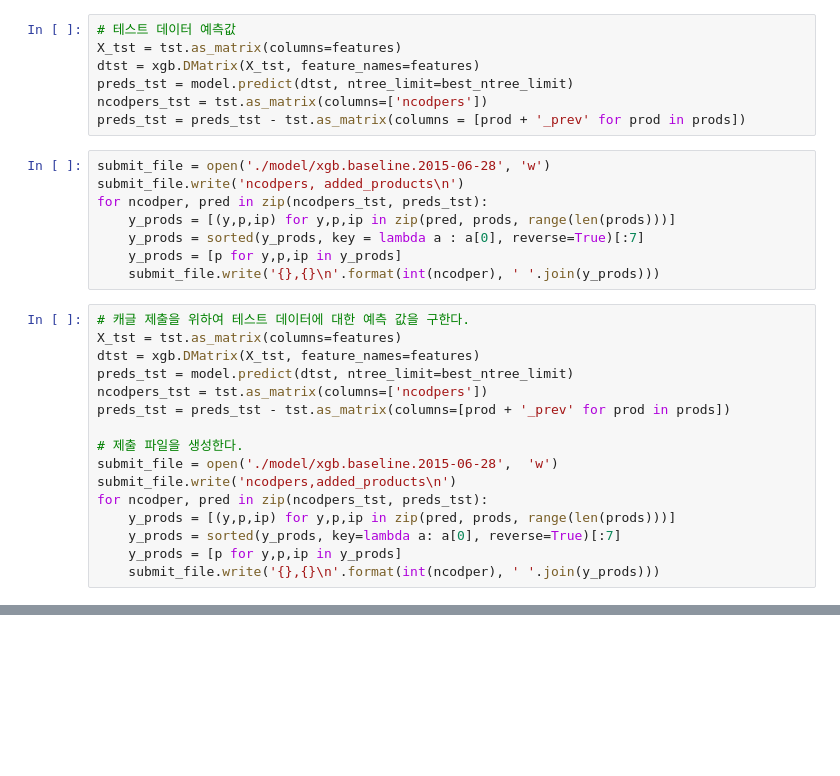
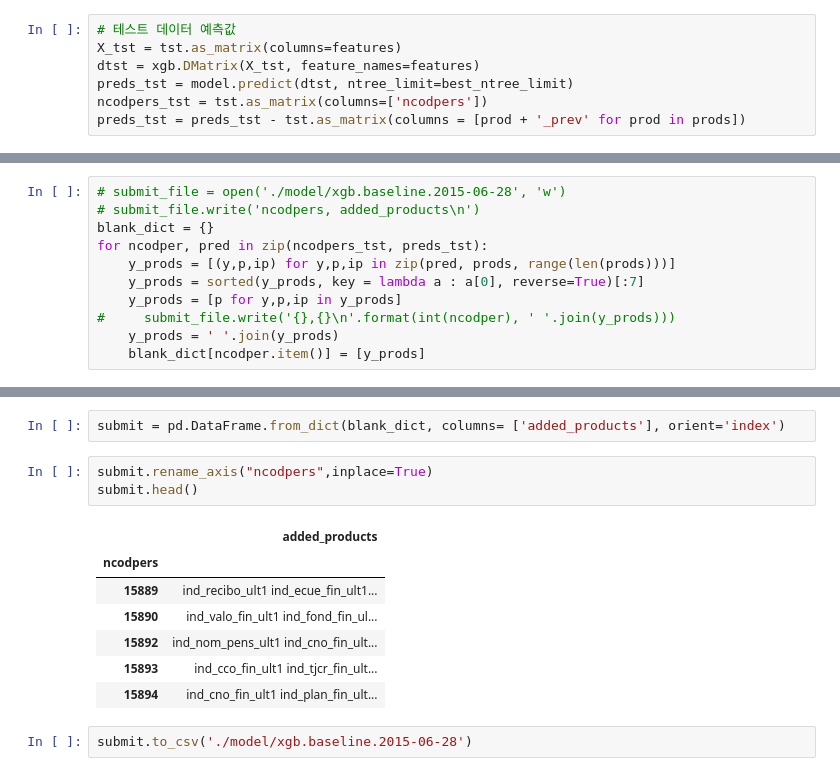
Before and after one commit to JeongChanwoo/Kaggle_train, a Jupyter notebook: santander-product-recommendation/baseline.ipynb, the cells around one changed output, grey strips where cells are left out. Saved outputs shown, nothing was run; the diff lists cells and outputs as text; blank space fills up the shorter version.

```diff
--- a/santander-product-recommendation/baseline.ipynb
+++ b/santander-product-recommendation/baseline.ipynb
@@ -340,27 +340,3 @@ dtst = xgb.DMatrix(X_tst, feature_names=features)
 preds_tst = model.predict(dtst, ntree_limit=best_ntree_limit)
 ncodpers_tst = tst.as_matrix(columns=['ncodpers'])
 preds_tst = preds_tst - tst.as_matrix(columns = [prod + '_prev' for prod in prods])
-# %%
-submit_file = open('./model/xgb.baseline.2015-06-28', 'w')
-submit_file.write('ncodpers, added_products\n')
-for ncodper, pred in zip(ncodpers_tst, preds_tst):
-    y_prods = [(y,p,ip) for y,p,ip in zip(pred, prods, range(len(prods)))]
-    y_prods = sorted(y_prods, key = lambda a : a[0], reverse=True)[:7]
-    y_prods = [p for y,p,ip in y_prods]
-    submit_file.write('{},{}\n'.format(int(ncodper), ' '.join(y_prods)))
-# %%
-# 캐글 제출을 위하여 테스트 데이터에 대한 예측 값을 구한다.
-X_tst = tst.as_matrix(columns=features)
-dtst = xgb.DMatrix(X_tst, feature_names=features)
-preds_tst = model.predict(dtst, ntree_limit=best_ntree_limit)
-ncodpers_tst = tst.as_matrix(columns=['ncodpers'])
-preds_tst = preds_tst - tst.as_matrix(columns=[prod + '_prev' for prod in prods])
-
-# 제출 파일을 생성한다.
-submit_file = open('./model/xgb.baseline.2015-06-28',  'w')
-submit_file.write('ncodpers,added_products\n')
-for ncodper, pred in zip(ncodpers_tst, preds_tst):
-    y_prods = [(y,p,ip) for y,p,ip in zip(pred, prods, range(len(prods)))]
-    y_prods = sorted(y_prods, key=lambda a: a[0], reverse=True)[:7]
-    y_prods = [p for y,p,ip in y_prods]
-    submit_file.write('{},{}\n'.format(int(ncodper), ' '.join(y_prods)))
@@ -386,0 +351,11 @@ array([[ 4.11019537e-05,  4.11019537e-05, -9.99864238e-01, ...,
+# %%
+# submit_file = open('./model/xgb.baseline.2015-06-28', 'w')
+# submit_file.write('ncodpers, added_products\n')
+blank_dict = {}
+for ncodper, pred in zip(ncodpers_tst, preds_tst):
+    y_prods = [(y,p,ip) for y,p,ip in zip(pred, prods, range(len(prods)))]
+    y_prods = sorted(y_prods, key = lambda a : a[0], reverse=True)[:7]
+    y_prods = [p for y,p,ip in y_prods]
+#     submit_file.write('{},{}\n'.format(int(ncodper), ' '.join(y_prods)))
+    y_prods = ' '.join(y_prods)
+    blank_dict[ncodper.item()] = [y_prods]
@@ -386,0 +382,15 @@ array([[ 4.11019537e-05,  4.11019537e-05, -9.99864238e-01, ...,
+# %%
+submit = pd.DataFrame.from_dict(blank_dict, columns= ['added_products'], orient='index')
+# %%
+submit.rename_axis("ncodpers",inplace=True)
+submit.head()
+# %% [output]
+|  | added_products |
+| ncodpers |  |
+| 15889 | ind_recibo_ult1 ind_ecue_fin_ult1... |
+| 15890 | ind_valo_fin_ult1 ind_fond_fin_ul... |
+| 15892 | ind_nom_pens_ult1 ind_cno_fin_ult... |
+| 15893 | ind_cco_fin_ult1 ind_tjcr_fin_ult... |
+| 15894 | ind_cno_fin_ult1 ind_plan_fin_ult... |
+# %%
+submit.to_csv('./model/xgb.baseline.2015-06-28')
```
Also changed, not shown: parts of 4 cells of this notebook, 1 other file.
